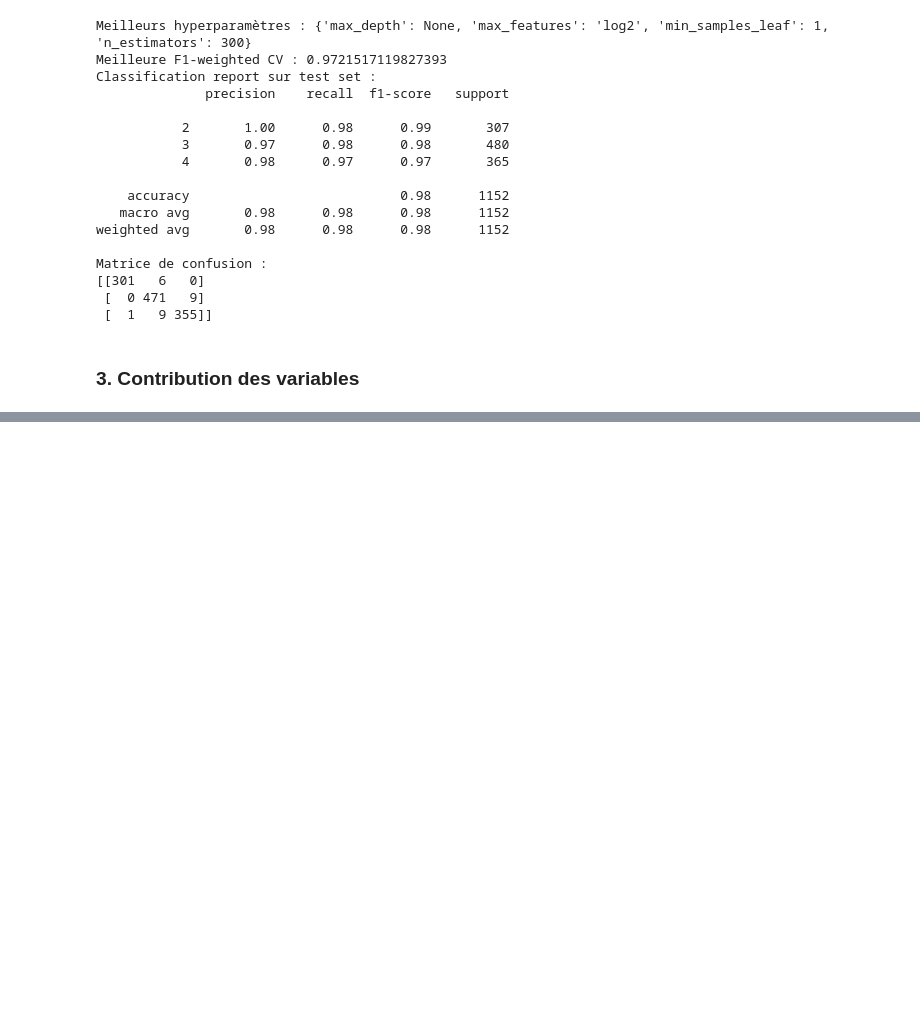
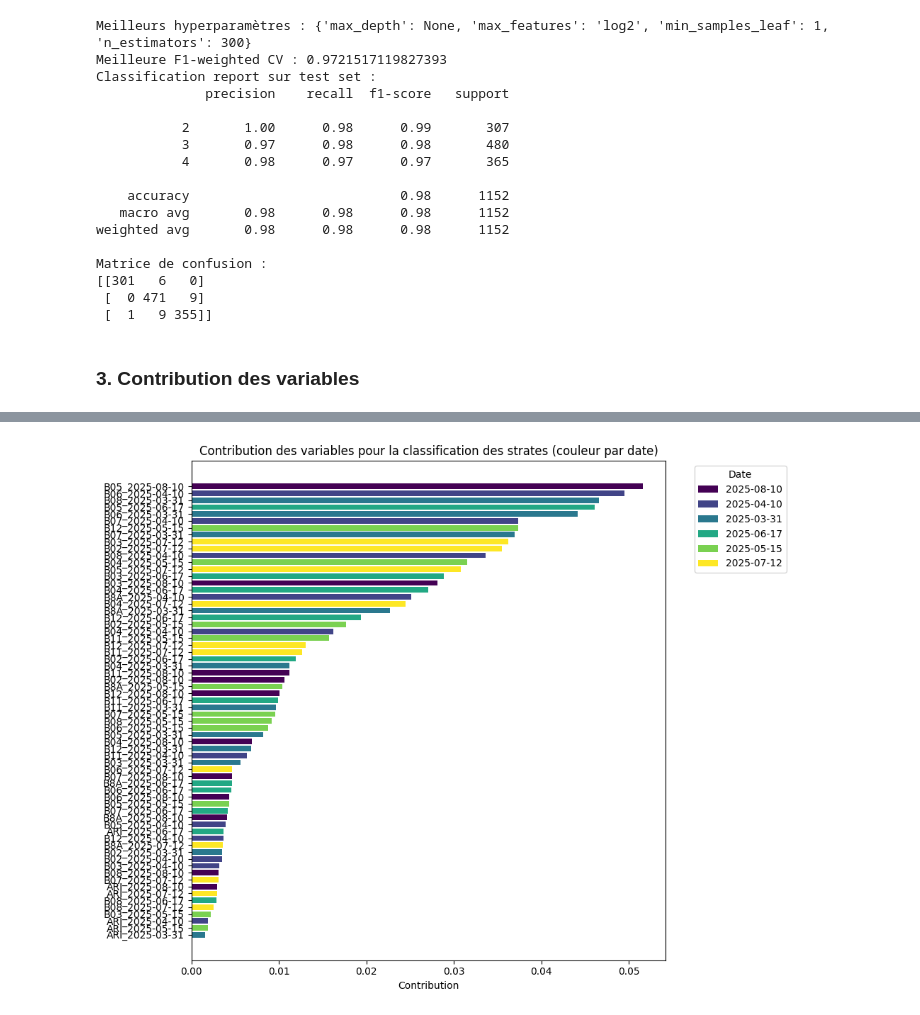
Before and after one commit to marion-billy/projet_telea_landes, a Jupyter notebook: projet_telea_BILLY_MARION.ipynb, the cells around one changed output, grey strips where cells are left out. Drawn from its saved outputs; the diff is of its cells as text; code cells hidden in the pictures; blank space fills up the shorter version.

```diff
--- a/projet_telea_BILLY_MARION.ipynb
+++ b/projet_telea_BILLY_MARION.ipynb
@@ -466,0 +494,31 @@ plt.show()
+# %%
+import matplotlib.cm as cm
+import matplotlib.colors as mcolors
+
+# extraire la date depuis le nom des features
+df_contributions["date"] = df_contributions["feature"].apply(lambda x: x.split("_")[1])
+
+# créer une palette de couleurs pour les dates
+unique_dates = df_contributions["date"].unique()
+colors = cm.viridis(np.linspace(0, 1, len(unique_dates)))  # tu peux changer "viridis" par "tab10", "plasma", etc.
+date_color_map = dict(zip(unique_dates, colors))
+
+# couleur pour chaque barre
+bar_colors = df_contributions["date"].map(date_color_map)
+
+# graphique horizontal avec couleurs par date
+plt.figure(figsize=(10,8))
+plt.barh(df_contributions["feature"], df_contributions["contribution"], color=bar_colors)
+plt.xlabel("Contribution")
+plt.title("Contribution des variables pour la classification des strates (couleur par date)")
+plt.gca().invert_yaxis()
+
+# ajouter une légende manuelle
+from matplotlib.patches import Patch
+legend_elements = [Patch(facecolor=date_color_map[d], label=d) for d in unique_dates]
+plt.legend(handles=legend_elements, title="Date", bbox_to_anchor=(1.05, 1), loc='upper left')
+
+plt.tight_layout()
+plt.show()
+# %% [output]
+[figure, added]
```
Also changed, not shown: parts of 3 cells of this notebook.
